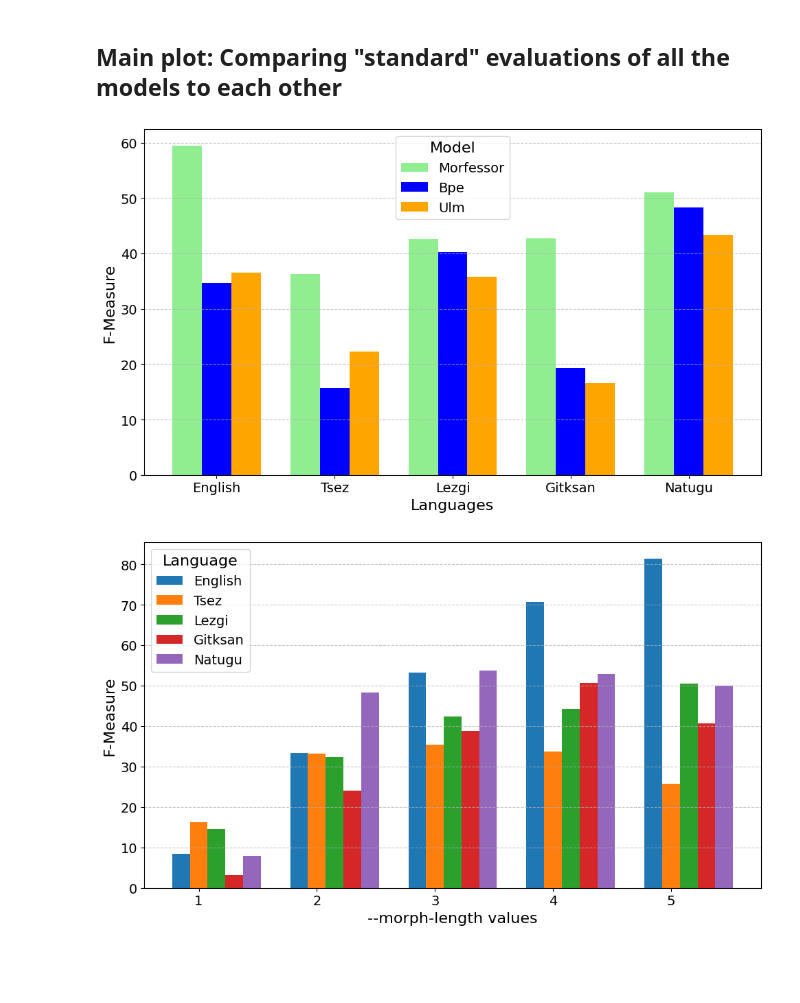
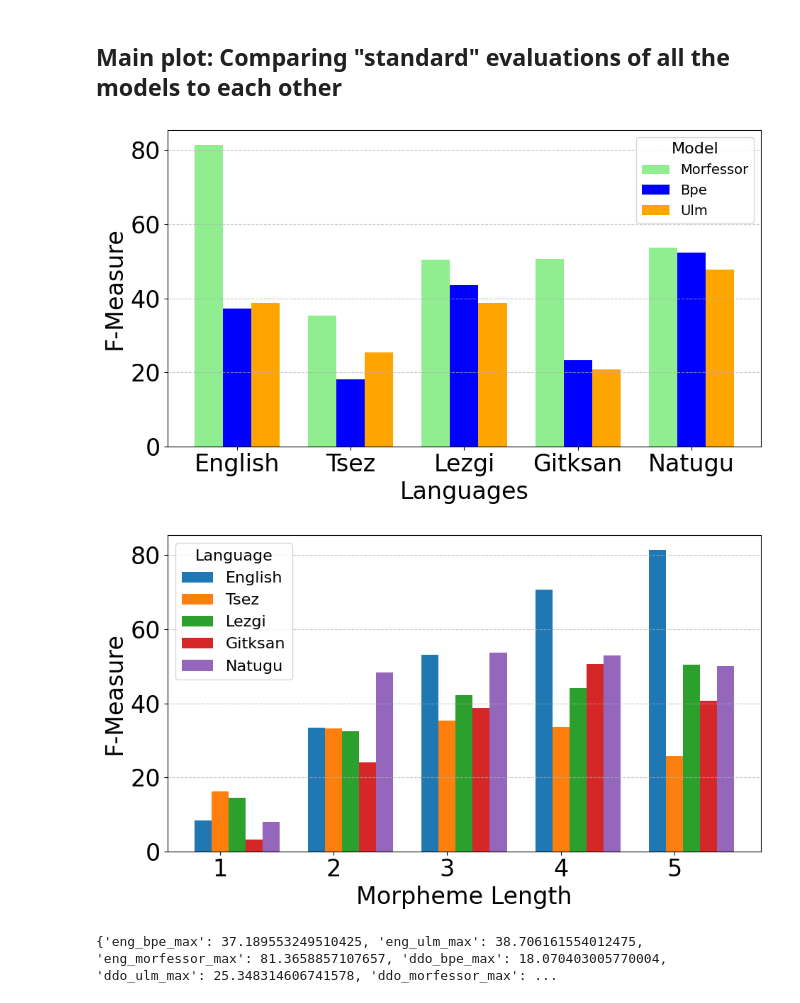
Before and after one commit to tanmaydeshp/NLP-Praktikum, a Jupyter notebook: segmentation_techniques/eval_plot.ipynb, the cells around one changed output. Drawn from its saved outputs; the diff is of its cells as text; code cells hidden in the pictures; blank space fills up the shorter version.

```diff
--- a/segmentation_techniques/eval_plot.ipynb
+++ b/segmentation_techniques/eval_plot.ipynb
@@ -83,8 +83,9 @@ for lang in lang_prefix:
     extract_fscores("morfessor_types", fscores_morfessor_types, output_data=output_data)
 
 
-    avg_bpe = sum(fscores_bpe.values()) / len(fscores_bpe.values())
-    avg_ulm = sum(fscores_ulm.values()) / len(fscores_ulm.values())
+    max_bpe = max(fscores_bpe.values())
+    max_ulm = max(fscores_ulm.values())
+    max_morfessor = 0
     # for (key, value) in fscores_bpe.items():
     #     if value == avg_bpe:
     #         main_evals[f"{lang}_bpe_{key}"] = avg_bpe
@@ -94,10 +95,12 @@ for lang in lang_prefix:
     #         main_evals[f"{lang}_ulm_{key}"] = avg_ulm
     #         break
     for item in output_data:
-            if "morfessor_standard" in item["model"]:
-                main_evals[f"{lang}_morfessor_standard"] = float(item['f_measure'])
-    main_evals[f"{lang}_bpe_standard"] = avg_bpe
-    main_evals[f"{lang}_ulm_standard"] = avg_ulm
+            if "morfessor_len" in item["model"]:
+                if item["f_measure"] > max_morfessor:
+                     max_morfessor = item["f_measure"]
+    main_evals[f"{lang}_bpe_max"] = float(max_bpe)
+    main_evals[f"{lang}_ulm_max"] = float(max_ulm)
+    main_evals[f"{lang}_morfessor_max"] = float(max_morfessor)
 
     for ml, f in fscores_morfessor_len.items():
          morph_len_evals[f"{lang}_morfessor_len_{ml}"] = f
@@ -129,39 +132,39 @@ for lang in lang_prefix:
 ## Main plot: Comparing "standard" evaluations of all the models to each other
 # %%
 methods = ['morfessor', 'bpe', 'ulm']
-data_values = {lang: [main_evals[f'{lang}_{method}_standard'] for method in methods] for lang in lang_prefix}
+data_values = {lang: [main_evals[f'{lang}_{method}_max'] for method in methods] for lang in lang_prefix}
 colors = {'morfessor': 'lightgreen', 'bpe': 'blue', 'ulm': 'orange'}
 
 # Prepare data for the bar plot
 x = np.arange(len(lang_prefix))  # The label locations
 width = 0.25  # Width of the bars
 
 # Increase global font size
-plt.rcParams.update({'font.size': 14})
+plt.rcParams.update({'font.size': 24})
 
 # Create sub-bars for each method
 fig, ax = plt.subplots(figsize=(10, 6))
 for i, method in enumerate(methods):
     method_values = [data_values[lang][i] for lang in lang_prefix]
     ax.bar(x + i * width - width, method_values, width, label=method.capitalize(), color=colors[method])
 
 # Add labels, title, and legend with increased font sizes
-ax.set_xlabel('Languages', fontsize=16)
-ax.set_ylabel('F-Measure', fontsize=16)
+ax.set_xlabel('Languages', fontsize=24)
+ax.set_ylabel('F-Measure', fontsize=24)
 # ax.set_title('F-Measure by Language and Model', fontsize=18)
 ax.set_xticks(x)
-ax.set_xticklabels(prefix_dict.values(), fontsize=14)
+ax.set_xticklabels(prefix_dict.values(), fontsize=24)
 ax.legend(title='Model', fontsize=14, title_fontsize=16)
 ax.grid(axis='y', linestyle='--', alpha=0.7)
 
 # Increase tick label font size
-ax.tick_params(axis='both', labelsize=14)
+ax.tick_params(axis='both', labelsize=24)
 
 # Display the plot
 plt.tight_layout()
 plt.show()
 # %% [output]
-[figure, old version]
+[figure, new version]
 # %%
 morph_lengths = [1,2,3,4,5]
 from collections import defaultdict
@@ -175,7 +178,7 @@ x = np.arange(len(morph_lengths))  # The label locations
 width = 0.15  # Width of the bars
 
 # Increase global font size
-plt.rcParams.update({'font.size': 14})
+plt.rcParams.update({'font.size': 24})
 
 # Create sub-bars for each method
 fig, ax = plt.subplots(figsize=(10, 6))
@@ -185,19 +188,23 @@ for i, l in enumerate(lang_prefix):
     ax.bar(x + i * width - width, length_values, width, label=prefix_dict[l])
 
 # Add labels, title, and legend with increased font sizes
-ax.set_xlabel('--morph-length values', fontsize=16)
-ax.set_ylabel('F-Measure', fontsize=16)
+ax.set_xlabel('Morpheme Length', fontsize=24)
+ax.set_ylabel('F-Measure', fontsize=24)
 # ax.set_title('F-Measure by Morph-Length', fontsize=18)
 ax.set_xticks(x)
-ax.set_xticklabels(morph_lengths, fontsize=14)
-ax.legend(title='Language', fontsize=14, title_fontsize=16)
+ax.set_xticklabels(morph_lengths, fontsize=24)
+ax.legend(title='Language', fontsize=16, title_fontsize=16)
 ax.grid(axis='y', linestyle='--', alpha=0.7)
 
 # Increase tick label font size
-ax.tick_params(axis='both', labelsize=14)
+ax.tick_params(axis='both', labelsize=24)
 
 # Display the plot
 plt.tight_layout()
 plt.show()
 # %% [output]
-[figure, old version]
+[figure, new version]
+# %%
+print(main_evals)
+# %% [output]
+{'eng_bpe_max': 37.189553249510425, 'eng_ulm_max': 38.706161554012475, 'eng_morfessor_max': 81.3658857107657, 'ddo_bpe_max': 18.070403005770004, 'ddo_ulm_max': 25.348314606741578, 'ddo_morfessor_max': ...
```
Also changed, not shown: parts of 1 cell of this notebook, 26 other files.
